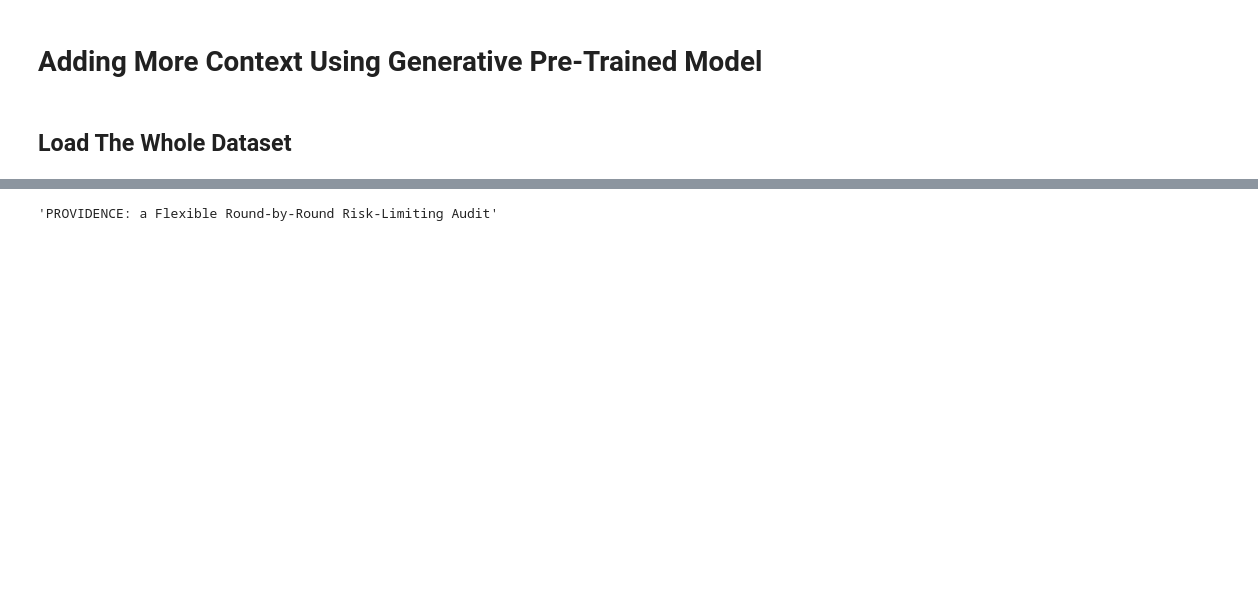
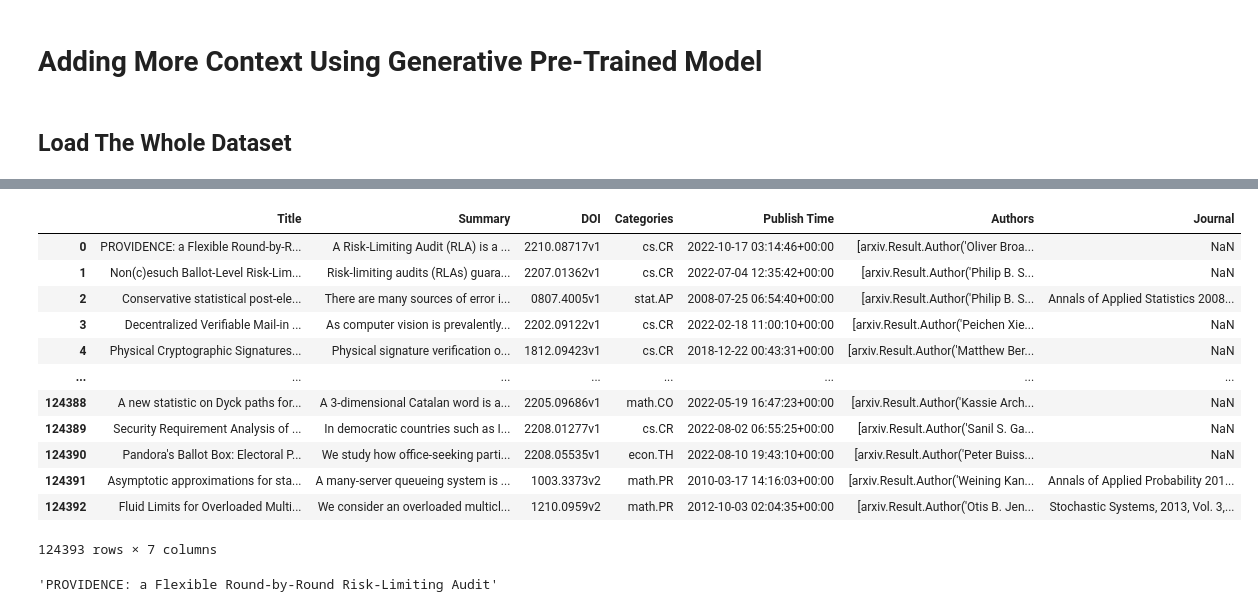
Before and after one commit to ehsanestaji/arxiv-evoting-papers-data-mining, a Jupyter notebook: Main.ipynb, the cells around one changed output, grey strips where cells are left out. Cells and saved outputs as stored; diff of their text form; code cells hidden in the pictures; blank space fills up the shorter version.

```diff
--- a/Main.ipynb
+++ b/Main.ipynb
@@ -17,3 +17,19 @@ df.head()
+# %%
+df
+# %% [output]
+|  | Title | Summary | DOI | Categories | Publish Time | Authors | Journal |
+| 0 | PROVIDENCE: a Flexible Round-by-R... | A Risk-Limiting Audit (RLA) is a ... | 2210.08717v1 | cs.CR | 2022-10-17 03:14:46+00:00 | [arxiv.Result.Author('Oliver Broa... | NaN |
+| 1 | Non(c)esuch Ballot-Level Risk-Lim... | Risk-limiting audits (RLAs) guara... | 2207.01362v1 | cs.CR | 2022-07-04 12:35:42+00:00 | [arxiv.Result.Author('Philip B. S... | NaN |
+| 2 | Conservative statistical post-ele... | There are many sources of error i... | 0807.4005v1 | stat.AP | 2008-07-25 06:54:40+00:00 | [arxiv.Result.Author('Philip B. S... | Annals of Applied Statistics 2008... |
+| 3 | Decentralized Verifiable Mail-in ... | As computer vision is prevalently... | 2202.09122v1 | cs.CR | 2022-02-18 11:00:10+00:00 | [arxiv.Result.Author('Peichen Xie... | NaN |
+| 4 | Physical Cryptographic Signatures... | Physical signature verification o... | 1812.09423v1 | cs.CR | 2018-12-22 00:43:31+00:00 | [arxiv.Result.Author('Matthew Ber... | NaN |
+| ... | ... | ... | ... | ... | ... | ... | ... |
+| 124388 | A new statistic on Dyck paths for... | A 3-dimensional Catalan word is a... | 2205.09686v1 | math.CO | 2022-05-19 16:47:23+00:00 | [arxiv.Result.Author('Kassie Arch... | NaN |
+| 124389 | Security Requirement Analysis of ... | In democratic countries such as I... | 2208.01277v1 | cs.CR | 2022-08-02 06:55:25+00:00 | [arxiv.Result.Author('Sanil S. Ga... | NaN |
+| 124390 | Pandora's Ballot Box: Electoral P... | We study how office-seeking parti... | 2208.05535v1 | econ.TH | 2022-08-10 19:43:10+00:00 | [arxiv.Result.Author('Peter Buiss... | NaN |
+| 124391 | Asymptotic approximations for sta... | A many-server queueing system is ... | 1003.3373v2 | math.PR | 2010-03-17 14:16:03+00:00 | [arxiv.Result.Author('Weining Kan... | Annals of Applied Probability 201... |
+| 124392 | Fluid Limits for Overloaded Multi... | We consider an overloaded multicl... | 1210.0959v2 | math.PR | 2012-10-03 02:04:35+00:00 | [arxiv.Result.Author('Otis B. Jen... | Stochastic Systems, 2013, Vol. 3,... |
+124393 rows × 7 columns
 # %%
 df.iloc[0]['Title']
 # %% [output]
```
Also changed, not shown: parts of 1 cell of this notebook, 16 other files.
